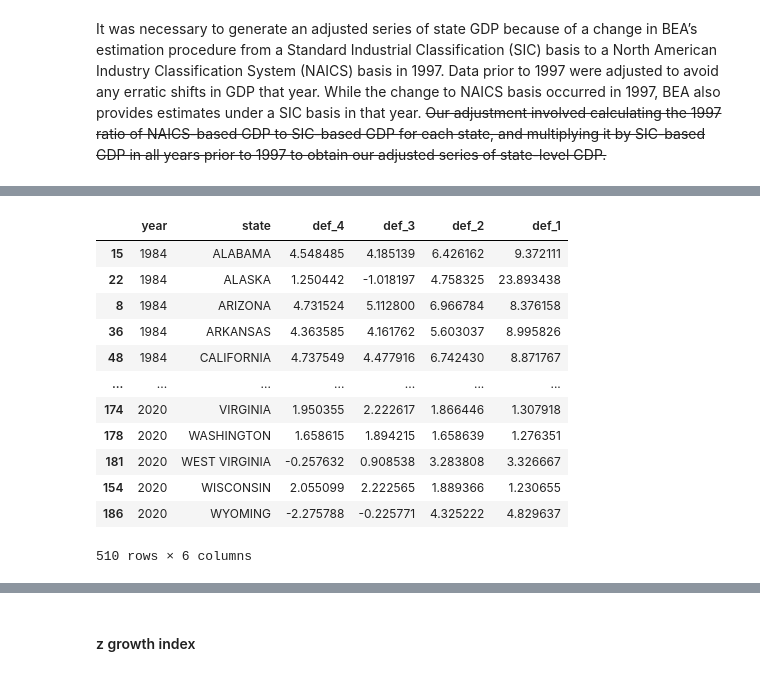
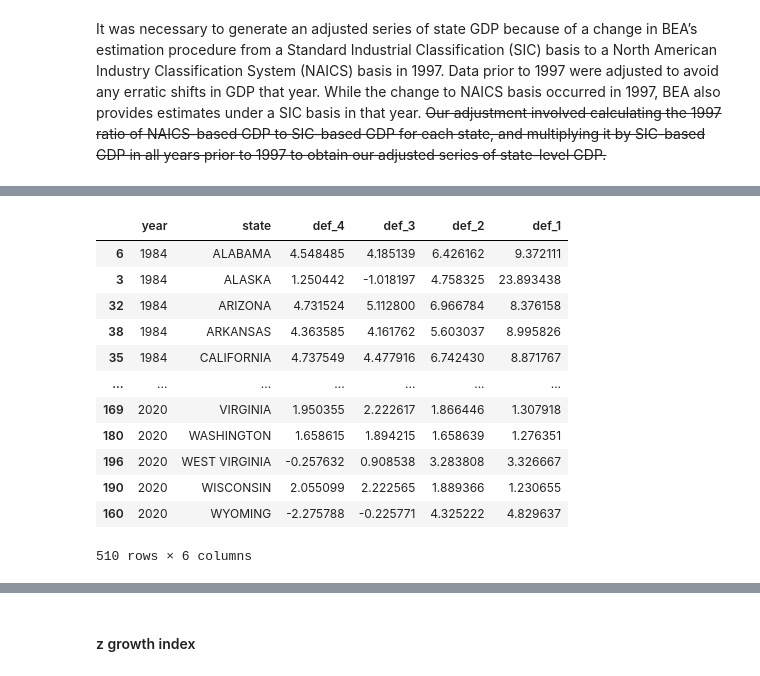
Before and after one commit to ranieri-unimi/bastianin-2022, a Jupyter notebook: datastroyer.ipynb, the cells around one changed output, grey strips where cells are left out. Saved outputs shown, nothing was run; the diff lists cells and outputs as text; code cells hidden in the pictures.

```diff
--- a/datastroyer.ipynb
+++ b/datastroyer.ipynb
@@ -62,6 +76,7 @@ pop_vote = to_percent(pop_vote, 'candidatevotes')
 pop_vote = pop_vote.rename(columns={"candidatevotes": "y_votes_percent", })
 pop_vote = pop_vote.sort_values(by=['year', 'state'])
 pop_vote.to_csv('datasets-clean/popular-vote-y.csv', index=False)
+dflist.append(pop_vote)
 pop_vote
 # %% [output]
 |  | year | state | y_votes_percent |
@@ -87,9 +102,5 @@ While the change to NAICS basis occurred in 1997, BEA also provides estimates un
 # %%
 gdp_nom_97 = to_splatter(pd.read_csv('datasets/gdp-nominal-63-97.csv'), 'nominal_gdp_mln')
 gdp_nom_12 = to_splatter(pd.read_csv('datasets/gdp-nominal-97-20.csv'), 'nominal_gdp_mln')
-gdp_real_97 = to_splatter(pd.read_csv('datasets/gdp-real-77-97-chain-97.csv'), 'real_gdp_mln')
-gdp_real_12 = to_splatter(pd.read_csv('datasets/gdp-real-97-20-chain-12.csv'), 'real_gdp_mln')
-gdp_nom_97 = gdp_nom_97.set_index(['year', 'state'])
-gdp_nom_12 = gdp_nom_12.set_index(['year', 'state'])
-gdp_real_97 = gdp_real_97.set_index(['year', 'state'])
-gdp_real_12 = gdp_real_12.set_index(['year', 'state'])
+gdp_real_97 = to_splatter(pd.read_csv('datasets/gdp-real-77-97-chain-97.csv'), 'gdp_real')
+gdp_real_12 = to_splatter(pd.read_csv('datasets/gdp-real-97-20-chain-12.csv'), 'gdp_real')
@@ -96,3 +112,3 @@ gdp_real_12 = gdp_real_12.set_index(['year', 'state'])
 # %%
-gdp_def_97 = (gdp_nom_97['nominal_gdp_mln'] / gdp_real_97['real_gdp_mln']).to_frame('gdp_def').dropna()
-gdp_def_12 = (gdp_nom_12['nominal_gdp_mln'] / gdp_real_12['real_gdp_mln']).to_frame('gdp_def').dropna()
+gdp_def_97 = (gdp_nom_97['nominal_gdp_mln'] / gdp_real_97['gdp_real']).to_frame('gdp_def').dropna()
+gdp_def_12 = (gdp_nom_12['nominal_gdp_mln'] / gdp_real_12['gdp_real']).to_frame('gdp_def').dropna()
@@ -135,0 +115,4 @@ gdp_def
+# %%
+gdp_def = pd.concat([beadiff(gdp_def_12,'gdp_def'), beadiff(gdp_def_97,'gdp_def')])
+gdp_def = gdp_def.sort_values(by=['year', 'state'])
+gdp_def
@@ -136,17 +133,18 @@ gdp_def
 # %%
-def_index = var42(gdp_def, 'def', 'def-index', 'gdp_def')
+def_index = var42(gdp_def, 'def', 'price-index', 'gdp_def')
+dflist.append(def_index)
 def_index
 # %% [output]
 |  | year | state | def_4 | def_3 | def_2 | def_1 |
-| 15 | 1984 | ALABAMA | 4.548485 | 4.185139 | 6.426162 | 9.372111 |
-| 22 | 1984 | ALASKA | 1.250442 | -1.018197 | 4.758325 | 23.893438 |
-| 8 | 1984 | ARIZONA | 4.731524 | 5.112800 | 6.966784 | 8.376158 |
-| 36 | 1984 | ARKANSAS | 4.363585 | 4.161762 | 5.603037 | 8.995826 |
-| 48 | 1984 | CALIFORNIA | 4.737549 | 4.477916 | 6.742430 | 8.871767 |
+| 6 | 1984 | ALABAMA | 4.548485 | 4.185139 | 6.426162 | 9.372111 |
+| 3 | 1984 | ALASKA | 1.250442 | -1.018197 | 4.758325 | 23.893438 |
+| 32 | 1984 | ARIZONA | 4.731524 | 5.112800 | 6.966784 | 8.376158 |
+| 38 | 1984 | ARKANSAS | 4.363585 | 4.161762 | 5.603037 | 8.995826 |
+| 35 | 1984 | CALIFORNIA | 4.737549 | 4.477916 | 6.742430 | 8.871767 |
 | ... | ... | ... | ... | ... | ... | ... |
-| 174 | 2020 | VIRGINIA | 1.950355 | 2.222617 | 1.866446 | 1.307918 |
-| 178 | 2020 | WASHINGTON | 1.658615 | 1.894215 | 1.658639 | 1.276351 |
-| 181 | 2020 | WEST VIRGINIA | -0.257632 | 0.908538 | 3.283808 | 3.326667 |
-| 154 | 2020 | WISCONSIN | 2.055099 | 2.222565 | 1.889366 | 1.230655 |
-| 186 | 2020 | WYOMING | -2.275788 | -0.225771 | 4.325222 | 4.829637 |
+| 169 | 2020 | VIRGINIA | 1.950355 | 2.222617 | 1.866446 | 1.307918 |
+| 180 | 2020 | WASHINGTON | 1.658615 | 1.894215 | 1.658639 | 1.276351 |
+| 196 | 2020 | WEST VIRGINIA | -0.257632 | 0.908538 | 3.283808 | 3.326667 |
+| 190 | 2020 | WISCONSIN | 2.055099 | 2.222565 | 1.889366 | 1.230655 |
+| 160 | 2020 | WYOMING | -2.275788 | -0.225771 | 4.325222 | 4.829637 |
 510 rows × 6 columns
```
Also changed, not shown: parts of 21 cells of this notebook, 8 other files.
